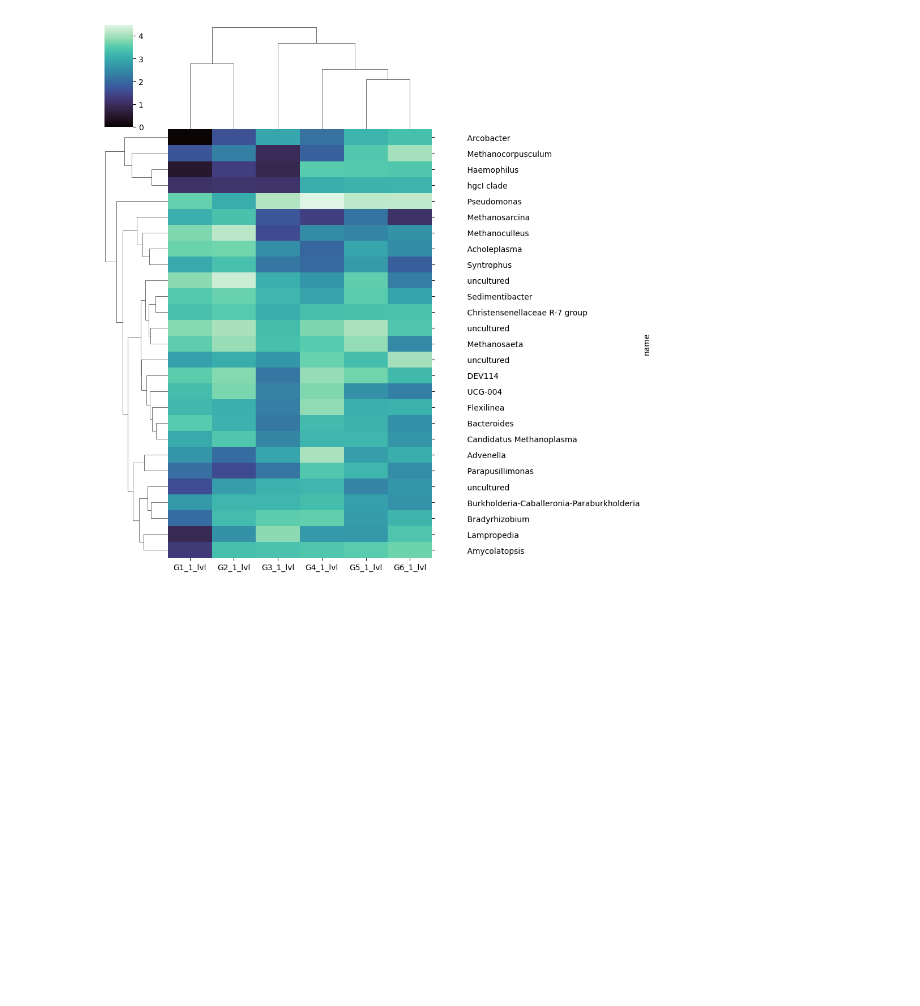
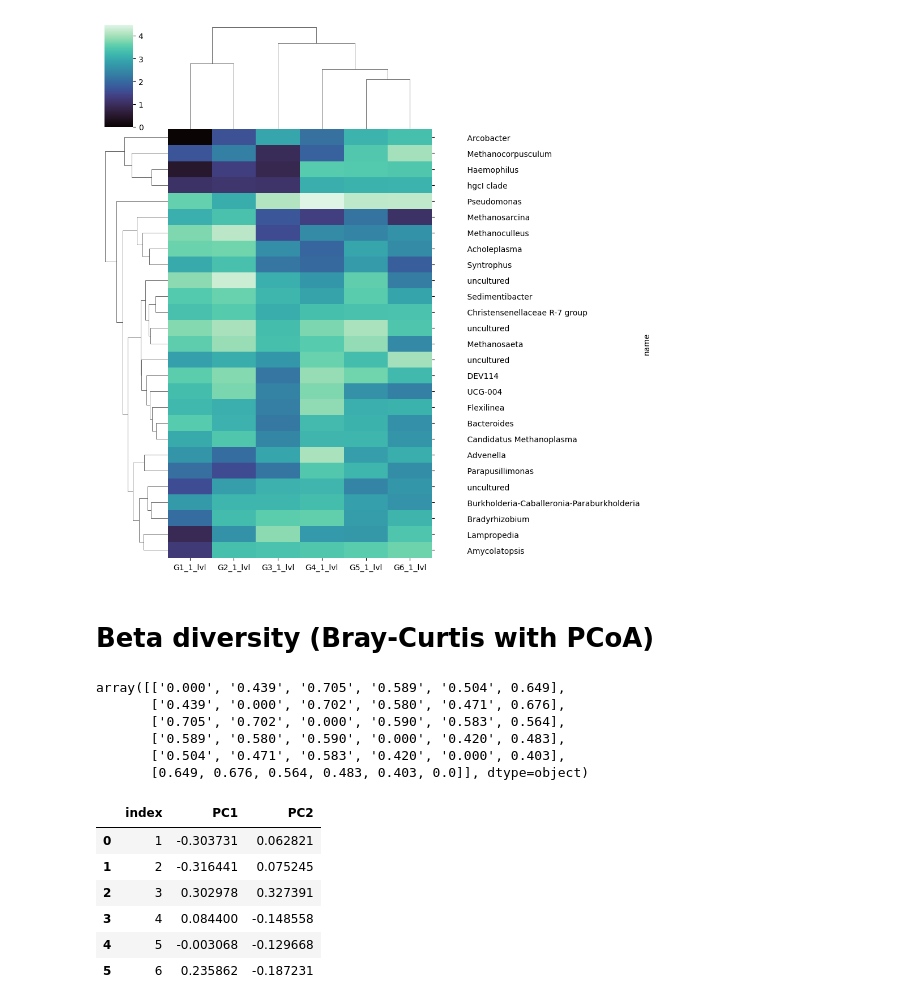
Before and after one commit to juanjo255/MAUS, a Jupyter notebook: utils/plot_bracken.ipynb, the cells around one changed output. Drawn from its saved outputs; the diff is of its cells as text; code cells hidden in the pictures; blank space fills up the shorter version.

```diff
--- a/utils/plot_bracken.ipynb
+++ b/utils/plot_bracken.ipynb
@@ -175,3 +159,18 @@ cluster_plot = sns.clustermap(cluster, cmap="mako")
 # %% [output]
 <Figure size 1000x800 with 0 Axes>
 [figure]
+# %% [markdown]
+# Beta diversity (Bray-Curtis with PCoA)
+# %%
+beta_matrix=pd.read_csv(filepath_or_buffer="/Volumes/PiconCossio/biocomp_tools/MAUS/utils/beta_diversity_V3-V4.txt", delimiter="\t", skiprows=6, index_col=0)
+matrix=beta_matrix.to_numpy()
+i_lower = np.tril_indices(matrix.shape[0], -1)  # Indices for the lower triangle
+matrix[i_lower] = matrix.T[i_lower]
+matrix
+# %% [output]
+array([['0.000', '0.439', '0.705', '0.589', '0.504', 0.649],
+       ['0.439', '0.000', '0.702', '0.580', '0.471', 0.676],
+       ['0.705', '0.702', '0.000', '0.590', '0.583', 0.564],
+       ['0.589', '0.580', '0.590', '0.000', '0.420', 0.483],
+       ['0.504', '0.471', '0.583', '0.420', '0.000', 0.403],
+       [0.649, 0.676, 0.564, 0.483, 0.403, 0.0]], dtype=object)
@@ -177,0 +181,13 @@ cluster_plot = sns.clustermap(cluster, cmap="mako")
+# %%
+coordinates = pcoa_result.samples
+coordinates.reset_index(inplace=True)
+coordinates["index"]=coordinates["index"].astype(int)+1
+coordinates
+# %% [output]
+|  | index | PC1 | PC2 |
+| 0 | 1 | -0.303731 | 0.062821 |
+| 1 | 2 | -0.316441 | 0.075245 |
+| 2 | 3 | 0.302978 | 0.327391 |
+| 3 | 4 | 0.084400 | -0.148558 |
+| 4 | 5 | -0.003068 | -0.129668 |
+| 5 | 6 | 0.235862 | -0.187231 |
```
Also changed, not shown: parts of 7 cells of this notebook, 1 other file.
